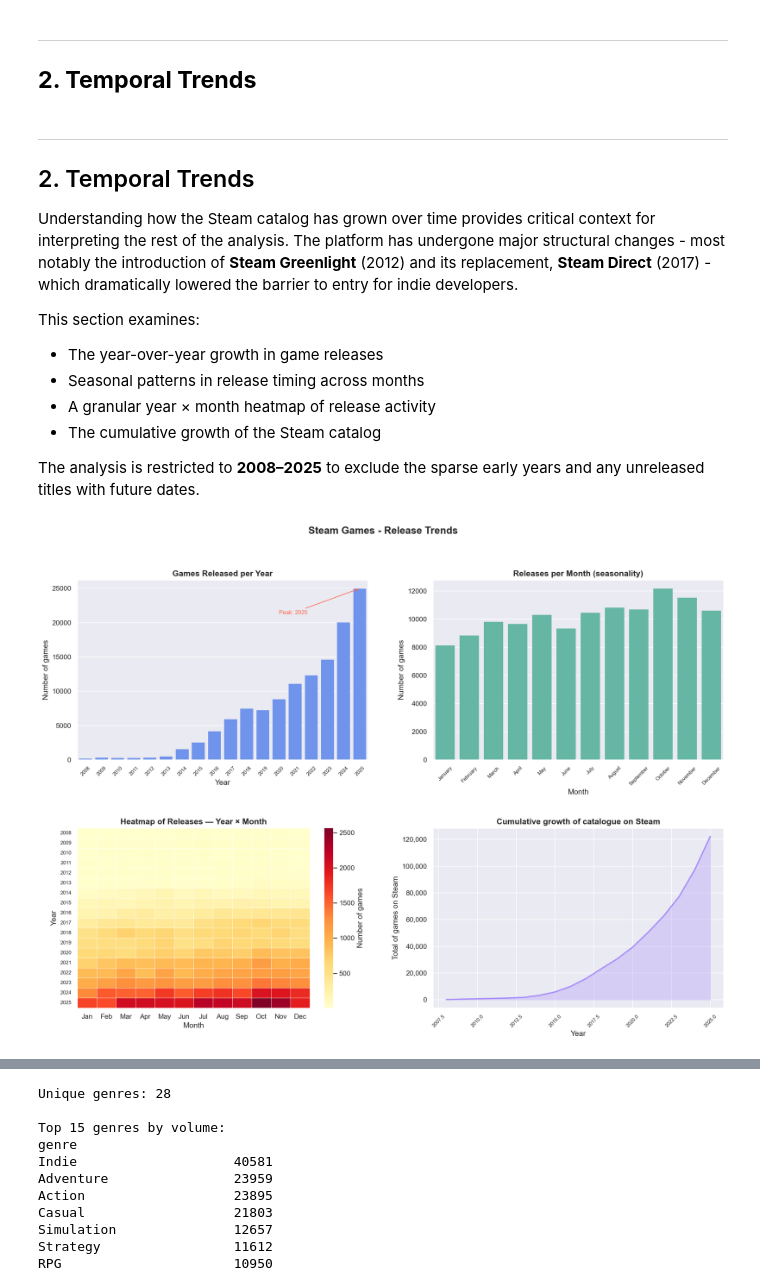
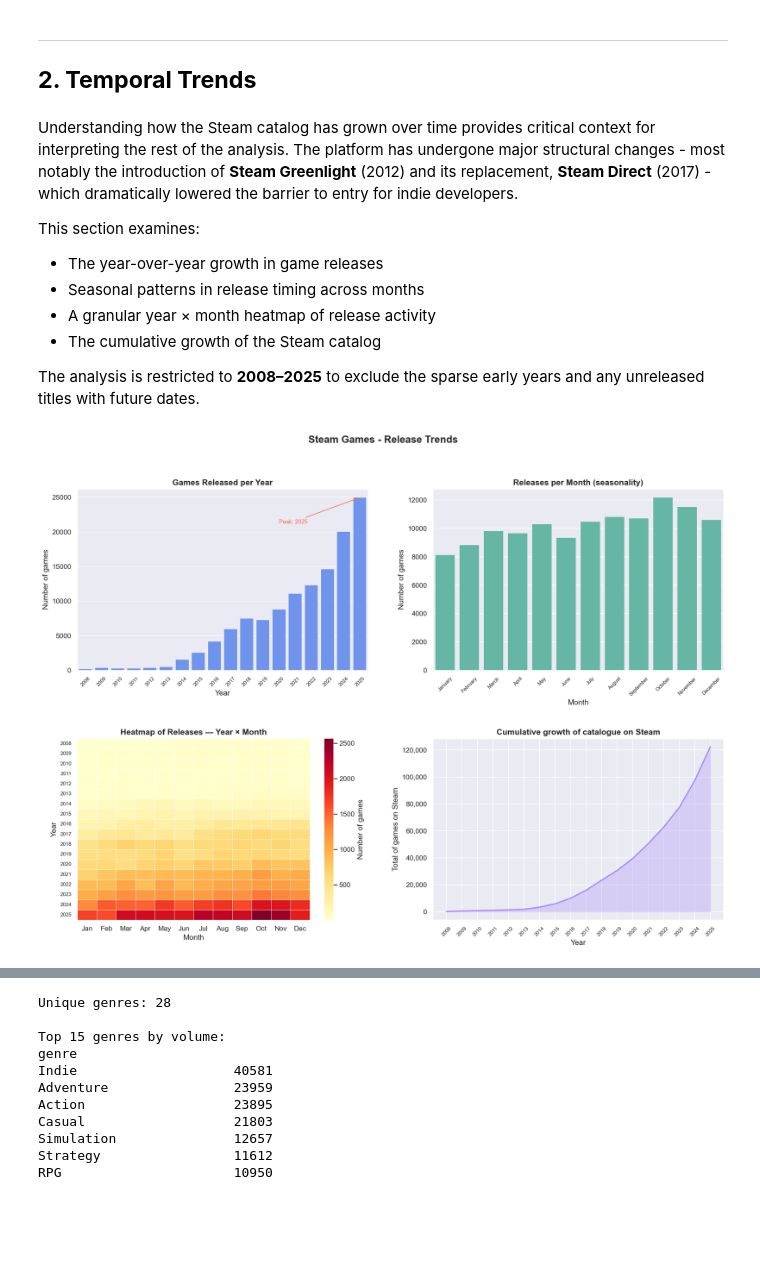
Before and after one commit to EdwinChen18/steam_games_success_analysis, a Jupyter notebook: notebooks/exploratory_analysis.ipynb, the cells around one changed output, grey strips where cells are left out. Saved outputs shown, nothing was run; the diff lists cells and outputs as text; code cells hidden in the pictures; blank space fills up the shorter version.

```diff
--- a/notebooks/exploratory_analysis.ipynb
+++ b/notebooks/exploratory_analysis.ipynb
@@ -262,9 +260,6 @@ Among games with at least 10 reviews, the mean positive rate is approximately **
 ---
 ## **2. Temporal Trends**
 # %% [markdown]
----
-## 2. Temporal Trends
-
 Understanding how the Steam catalog has grown over time provides critical context for interpreting the rest of the analysis. The platform has undergone major structural changes - most notably the introduction of **Steam Greenlight** (2012) and its replacement, **Steam Direct** (2017) - which dramatically lowered the barrier to entry for indie developers.
 
 This section examines:
@@ -353,34 +348,35 @@ ax3.set_xlabel("Month")
 ax3.set_ylabel("Year")
 ax3.tick_params(axis='y', labelsize=8)
 
 # Plot 4: Cumulative catalog growth
 
 ax4 = axes[1, 1]
 # Create a copy of the dataset and compute cumulative sum of game releases
 cumulative = releases_year.copy()
 cumulative['cumulative'] = cumulative['count'].cumsum()
 
 ax4.fill_between(cumulative['release_year'], cumulative['cumulative'],
                  alpha=0.3, color='#A78BFA')
 ax4.plot(cumulative['release_year'], cumulative['cumulative'],
          color='#A78BFA', linewidth=2)
 
 ax4.set_title("Cumulative growth of catalogue on Steam")
 ax4.set_xlabel("Year")
 ax4.set_ylabel("Total of games on Steam")
 
 # Format Y with delimiter of thousands
 ax4.yaxis.set_major_formatter(mticker.FuncFormatter(lambda x, _: f'{int(x):,}'))
 # Rotate X axis labels for better readability
+ax4.set_xticks(cumulative['release_year'])
 ax4.tick_params(axis='x', rotation=45, labelsize=8)
 
 # FINAL AJUSTSMENTS
 
 plt.tight_layout(pad=3)
 plt.savefig('../images/02_temp_tendencies.png', bbox_inches='tight', dpi=150)
 plt.show()
 # %% [output]
-[figure, old version]
+[figure, new version]
 # %% [markdown]
 ### Key Findings - Temporal Trends
 
```
Also changed, not shown: parts of 16 cells of this notebook, 7 other files.
